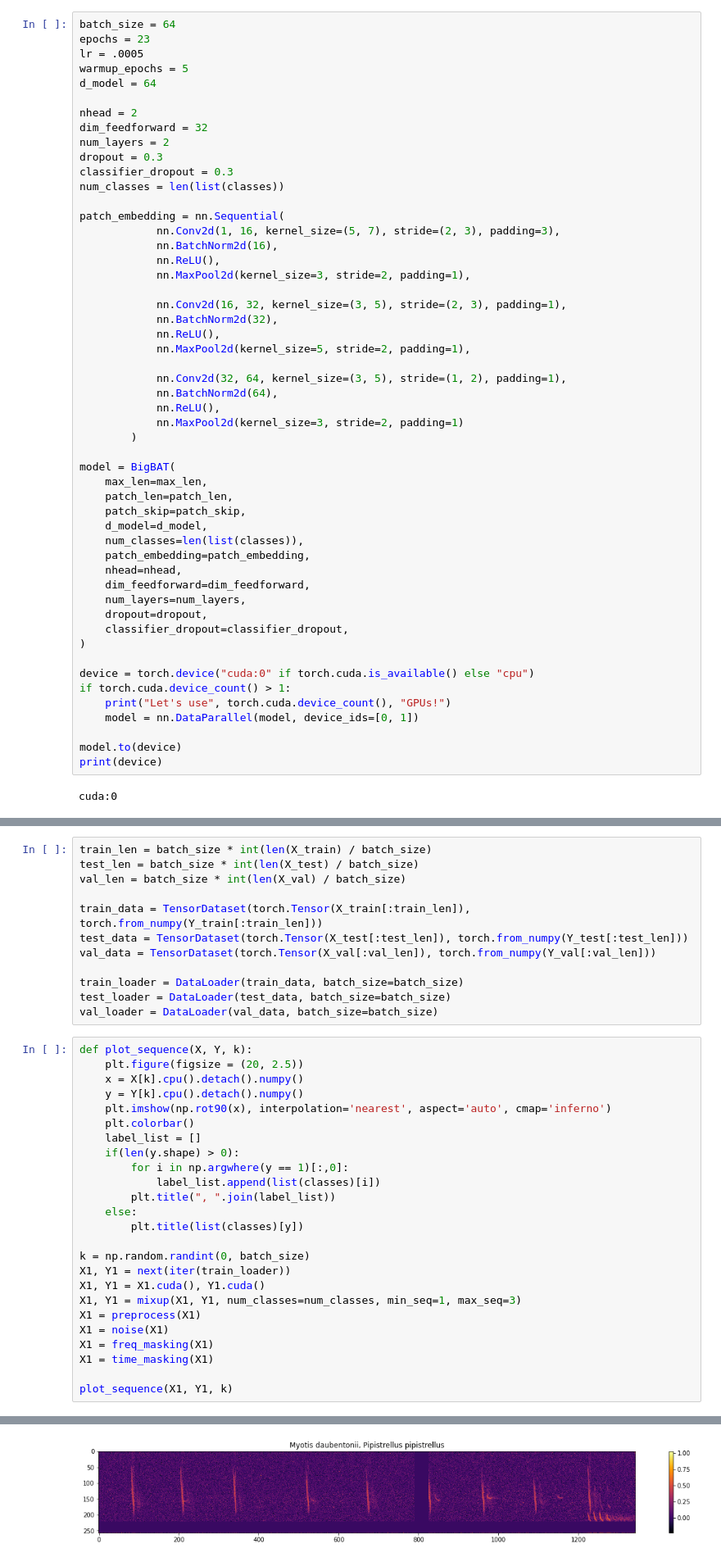
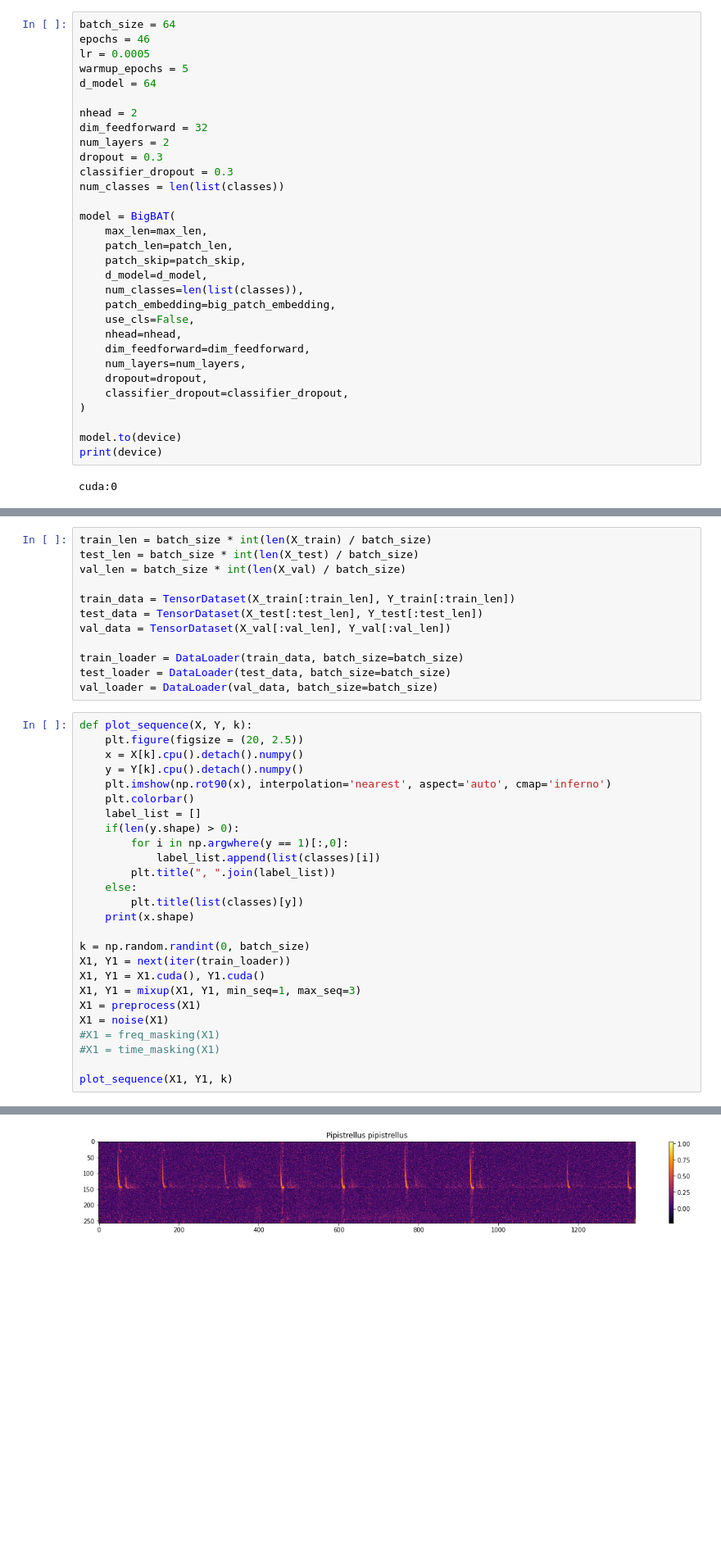
Before and after one commit to FrankFundel/BigBAT, a Jupyter notebook: main.ipynb, the cells around one changed output, grey strips where cells are left out. Shown: that part at 82% size. Drawn from its saved outputs; the diff is of its cells as text; blank space fills up the shorter version.

```diff
--- a/main.ipynb
+++ b/main.ipynb
@@ -90,7 +183,7 @@ from BigBAT import BigBAT
 # %%
 batch_size = 64
-epochs = 23
-lr = .0005
+epochs = 46
+lr = 0.0005
 warmup_epochs = 5
 d_model = 64
 
@@ -101,30 +194,14 @@ dropout = 0.3
 classifier_dropout = 0.3
 num_classes = len(list(classes))
 
-patch_embedding = nn.Sequential(
-            nn.Conv2d(1, 16, kernel_size=(5, 7), stride=(2, 3), padding=3),
-            nn.BatchNorm2d(16),
-            nn.ReLU(),
-            nn.MaxPool2d(kernel_size=3, stride=2, padding=1),
-
-            nn.Conv2d(16, 32, kernel_size=(3, 5), stride=(2, 3), padding=1),
-            nn.BatchNorm2d(32),
-            nn.ReLU(),
-            nn.MaxPool2d(kernel_size=5, stride=2, padding=1),
-
-            nn.Conv2d(32, 64, kernel_size=(3, 5), stride=(1, 2), padding=1),
-            nn.BatchNorm2d(64),
-            nn.ReLU(),
-            nn.MaxPool2d(kernel_size=3, stride=2, padding=1)
-        )
-
 model = BigBAT(
     max_len=max_len,
     patch_len=patch_len,
     patch_skip=patch_skip,
     d_model=d_model,
     num_classes=len(list(classes)),
-    patch_embedding=patch_embedding,
+    patch_embedding=big_patch_embedding,
+    use_cls=False,
     nhead=nhead,
     dim_feedforward=dim_feedforward,
     num_layers=num_layers,
@@ -132,11 +209,6 @@ model = BigBAT(
     classifier_dropout=classifier_dropout,
 )
 
-device = torch.device("cuda:0" if torch.cuda.is_available() else "cpu")
-if torch.cuda.device_count() > 1:
-    print("Let's use", torch.cuda.device_count(), "GPUs!")
-    model = nn.DataParallel(model, device_ids=[0, 1])
-
 model.to(device)
 print(device)
 # %% [output]
@@ -149,9 +254,9 @@ train_len = batch_size * int(len(X_train) / batch_size)
 test_len = batch_size * int(len(X_test) / batch_size)
 val_len = batch_size * int(len(X_val) / batch_size)
 
-train_data = TensorDataset(torch.Tensor(X_train[:train_len]), torch.from_numpy(Y_train[:train_len]))
-test_data = TensorDataset(torch.Tensor(X_test[:test_len]), torch.from_numpy(Y_test[:test_len]))
-val_data = TensorDataset(torch.Tensor(X_val[:val_len]), torch.from_numpy(Y_val[:val_len]))
+train_data = TensorDataset(X_train[:train_len], Y_train[:train_len])
+test_data = TensorDataset(X_test[:test_len], Y_test[:test_len])
+val_data = TensorDataset(X_val[:val_len], Y_val[:val_len])
 
 train_loader = DataLoader(train_data, batch_size=batch_size)
 test_loader = DataLoader(test_data, batch_size=batch_size)
@@ -170,15 +275,16 @@ def plot_sequence(X, Y, k):
         plt.title(", ".join(label_list))
     else:
         plt.title(list(classes)[y])
+    print(x.shape)
 
 k = np.random.randint(0, batch_size)
 X1, Y1 = next(iter(train_loader))
 X1, Y1 = X1.cuda(), Y1.cuda()
-X1, Y1 = mixup(X1, Y1, num_classes=num_classes, min_seq=1, max_seq=3)
+X1, Y1 = mixup(X1, Y1, min_seq=1, max_seq=3)
 X1 = preprocess(X1)
 X1 = noise(X1)
-X1 = freq_masking(X1)
-X1 = time_masking(X1)
+#X1 = freq_masking(X1)
+#X1 = time_masking(X1)
 
 plot_sequence(X1, Y1, k)
 # %% [output]
@@ -185,4 +292,4 @@ plot_sequence(X1, Y1, k)
-[figure, old version]
+[figure, new version]
 # %%
 criterion = AsymmetricLoss(gamma_neg=2, gamma_pos=1, clip=0)
 
```
Also changed, not shown: parts of 23 cells of this notebook, 12 other files.
